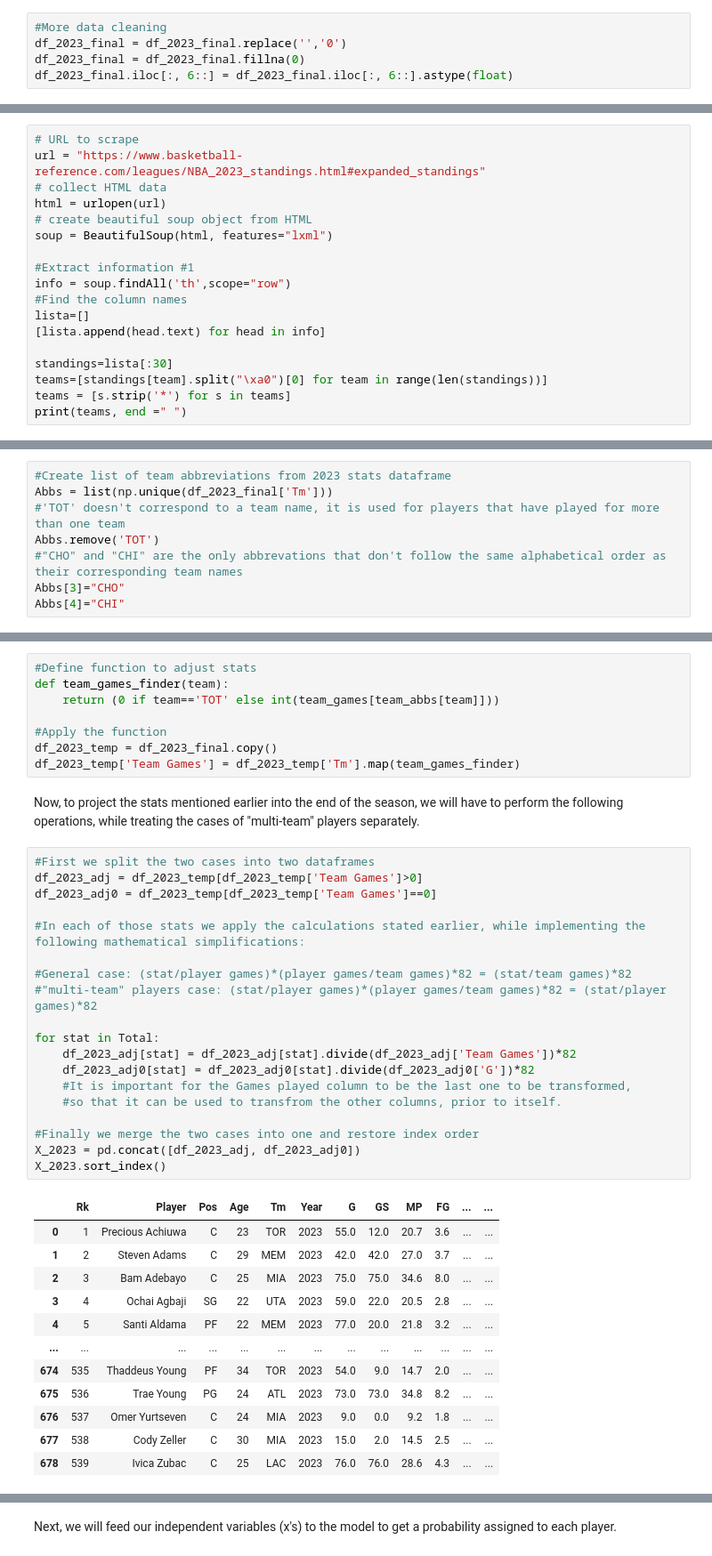
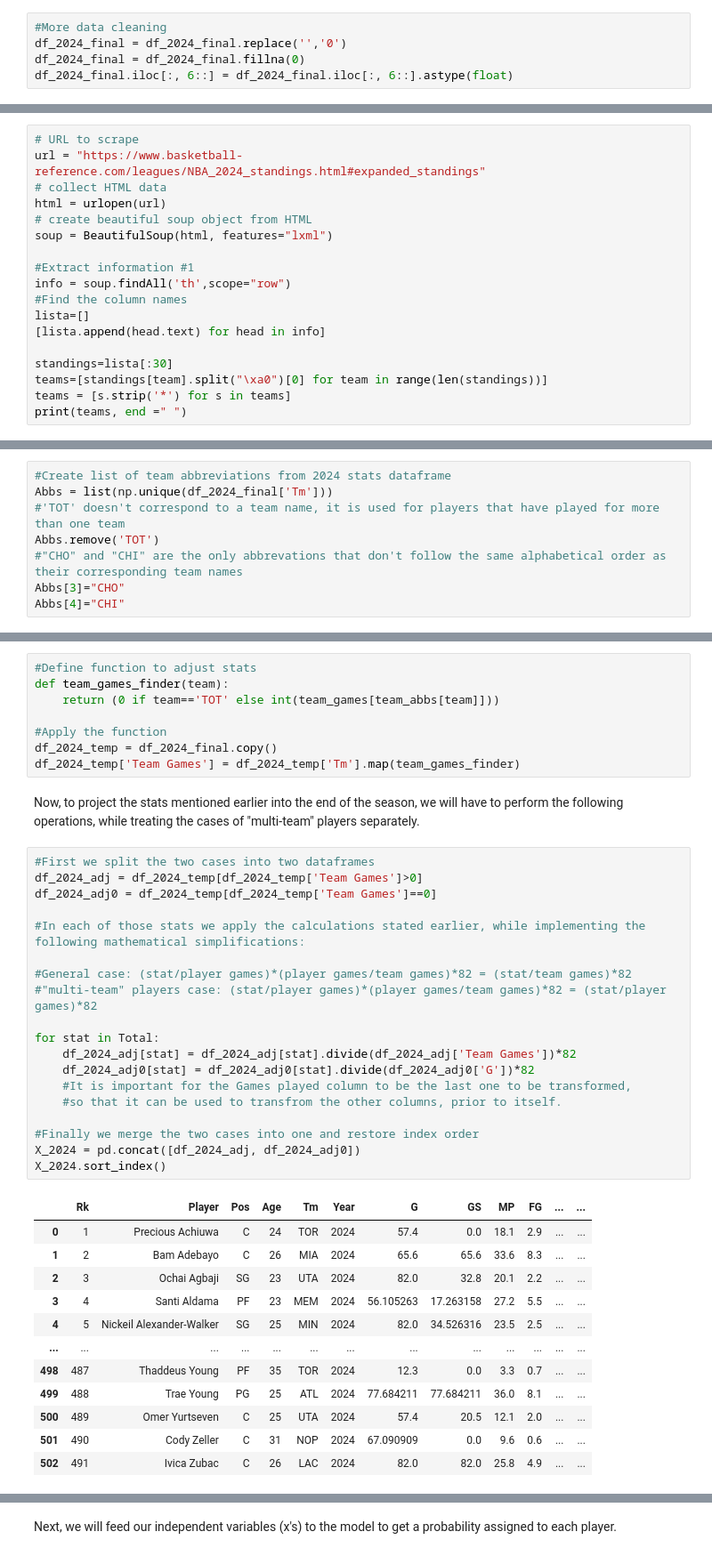
Before and after one commit to NikosKavouras/Mid-season_All-NBA_teams_predictions, a Jupyter notebook: Mid-season All-NBA Teams predictions.ipynb, the cells around one changed output, grey strips where cells are left out. Shown at 89% size. Drawn from its saved outputs; the diff is of its cells as text.

```diff
--- a/Mid-season All-NBA Teams predictions.ipynb
+++ b/Mid-season All-NBA Teams predictions.ipynb
@@ -584,8 +584,8 @@ df_2023_final
 # %%
 #More data cleaning
-df_2023_final = df_2023_final.replace('','0')
-df_2023_final = df_2023_final.fillna(0)
-df_2023_final.iloc[:, 6::] = df_2023_final.iloc[:, 6::].astype(float)
+df_2024_final = df_2024_final.replace('','0')
+df_2024_final = df_2024_final.fillna(0)
+df_2024_final.iloc[:, 6::] = df_2024_final.iloc[:, 6::].astype(float)
 # %% [markdown]
 Although most of the stats in the dataframe are calculated per game, some of them are based on the total amount of games played, therefore, to make accurate predictions, we have to adjust those stats.
 
@@ -602,7 +602,7 @@ To take into account missed games due to injuries, load management, etc., instea
 #More Data Scraping & Data Cleaning
 # %%
 # URL to scrape
-url = "https://www.basketball-reference.com/leagues/NBA_2023_standings.html#expanded_standings"
+url = "https://www.basketball-reference.com/leagues/NBA_2024_standings.html#expanded_standings"
 # collect HTML data
 html = urlopen(url)
 # create beautiful soup object from HTML
@@ -651,6 +651,6 @@ print(team_games, end =" ")
 # %%
-#Create list of team abbreviations from 2023 stats dataframe
-Abbs = list(np.unique(df_2023_final['Tm']))
+#Create list of team abbreviations from 2024 stats dataframe
+Abbs = list(np.unique(df_2024_final['Tm']))
 #'TOT' doesn't correspond to a team name, it is used for players that have played for more than one team
 Abbs.remove('TOT')
 #"CHO" and "CHI" are the only abbrevations that don't follow the same alphabetical order as their corresponding team names
@@ -671,39 +671,39 @@ def team_games_finder(team):
     return (0 if team=='TOT' else int(team_games[team_abbs[team]]))
 
 #Apply the function
-df_2023_temp = df_2023_final.copy()
-df_2023_temp['Team Games'] = df_2023_temp['Tm'].map(team_games_finder)
+df_2024_temp = df_2024_final.copy()
+df_2024_temp['Team Games'] = df_2024_temp['Tm'].map(team_games_finder)
 # %% [markdown]
 Now, to project the stats mentioned earlier into the end of the season, we will have to perform the following operations, while treating the cases of "multi-team" players separately.
 # %%
 #First we split the two cases into two dataframes
-df_2023_adj = df_2023_temp[df_2023_temp['Team Games']>0]
-df_2023_adj0 = df_2023_temp[df_2023_temp['Team Games']==0]
+df_2024_adj = df_2024_temp[df_2024_temp['Team Games']>0]
+df_2024_adj0 = df_2024_temp[df_2024_temp['Team Games']==0]
 
 #In each of those stats we apply the calculations stated earlier, while implementing the following mathematical simplifications:
 
 #General case: (stat/player games)*(player games/team games)*82 = (stat/team games)*82
 #"multi-team" players case: (stat/player games)*(player games/team games)*82 = (stat/player games)*82
 
 for stat in Total:
-    df_2023_adj[stat] = df_2023_adj[stat].divide(df_2023_adj['Team Games'])*82
-    df_2023_adj0[stat] = df_2023_adj0[stat].divide(df_2023_adj0['G'])*82
+    df_2024_adj[stat] = df_2024_adj[stat].divide(df_2024_adj['Team Games'])*82
+    df_2024_adj0[stat] = df_2024_adj0[stat].divide(df_2024_adj0['G'])*82
     #It is important for the Games played column to be the last one to be transformed,
     #so that it can be used to transfrom the other columns, prior to itself.
 
 #Finally we merge the two cases into one and restore index order
-X_2023 = pd.concat([df_2023_adj, df_2023_adj0])
-X_2023.sort_index()
+X_2024 = pd.concat([df_2024_adj, df_2024_adj0])
+X_2024.sort_index()
 # %% [output]
 |  | Rk | Player | Pos | Age | Tm | Year | G | GS | MP | FG | ... | ... |
-| 0 | 1 | Precious Achiuwa | C | 23 | TOR | 2023 | 55.0 | 12.0 | 20.7 | 3.6 | ... | ... |
-| 1 | 2 | Steven Adams | C | 29 | MEM | 2023 | 42.0 | 42.0 | 27.0 | 3.7 | ... | ... |
-| 2 | 3 | Bam Adebayo | C | 25 | MIA | 2023 | 75.0 | 75.0 | 34.6 | 8.0 | ... | ... |
-| 3 | 4 | Ochai Agbaji | SG | 22 | UTA | 2023 | 59.0 | 22.0 | 20.5 | 2.8 | ... | ... |
-| 4 | 5 | Santi Aldama | PF | 22 | MEM | 2023 | 77.0 | 20.0 | 21.8 | 3.2 | ... | ... |
+| 0 | 1 | Precious Achiuwa | C | 24 | TOR | 2024 | 57.4 | 0.0 | 18.1 | 2.9 | ... | ... |
+| 1 | 2 | Bam Adebayo | C | 26 | MIA | 2024 | 65.6 | 65.6 | 33.6 | 8.3 | ... | ... |
+| 2 | 3 | Ochai Agbaji | SG | 23 | UTA | 2024 | 82.0 | 32.8 | 20.1 | 2.2 | ... | ... |
+| 3 | 4 | Santi Aldama | PF | 23 | MEM | 2024 | 56.105263 | 17.263158 | 27.2 | 5.5 | ... | ... |
+| 4 | 5 | Nickeil Alexander-Walker | SG | 25 | MIN | 2024 | 82.0 | 34.526316 | 23.5 | 2.5 | ... | ... |
 | ... | ... | ... | ... | ... | ... | ... | ... | ... | ... | ... | ... | ... |
-| 674 | 535 | Thaddeus Young | PF | 34 | TOR | 2023 | 54.0 | 9.0 | 14.7 | 2.0 | ... | ... |
-| 675 | 536 | Trae Young | PG | 24 | ATL | 2023 | 73.0 | 73.0 | 34.8 | 8.2 | ... | ... |
-| 676 | 537 | Omer Yurtseven | C | 24 | MIA | 2023 | 9.0 | 0.0 | 9.2 | 1.8 | ... | ... |
-| 677 | 538 | Cody Zeller | C | 30 | MIA | 2023 | 15.0 | 2.0 | 14.5 | 2.5 | ... | ... |
-| 678 | 539 | Ivica Zubac | C | 25 | LAC | 2023 | 76.0 | 76.0 | 28.6 | 4.3 | ... | ... |
+| 498 | 487 | Thaddeus Young | PF | 35 | TOR | 2024 | 12.3 | 0.0 | 3.3 | 0.7 | ... | ... |
+| 499 | 488 | Trae Young | PG | 25 | ATL | 2024 | 77.684211 | 77.684211 | 36.0 | 8.1 | ... | ... |
+| 500 | 489 | Omer Yurtseven | C | 25 | UTA | 2024 | 57.4 | 20.5 | 12.1 | 2.0 | ... | ... |
+| 501 | 490 | Cody Zeller | C | 31 | NOP | 2024 | 67.090909 | 0.0 | 9.6 | 0.6 | ... | ... |
+| 502 | 491 | Ivica Zubac | C | 26 | LAC | 2024 | 82.0 | 82.0 | 25.8 | 4.9 | ... | ... |
```
Also changed, not shown: parts of 22 cells of this notebook.
